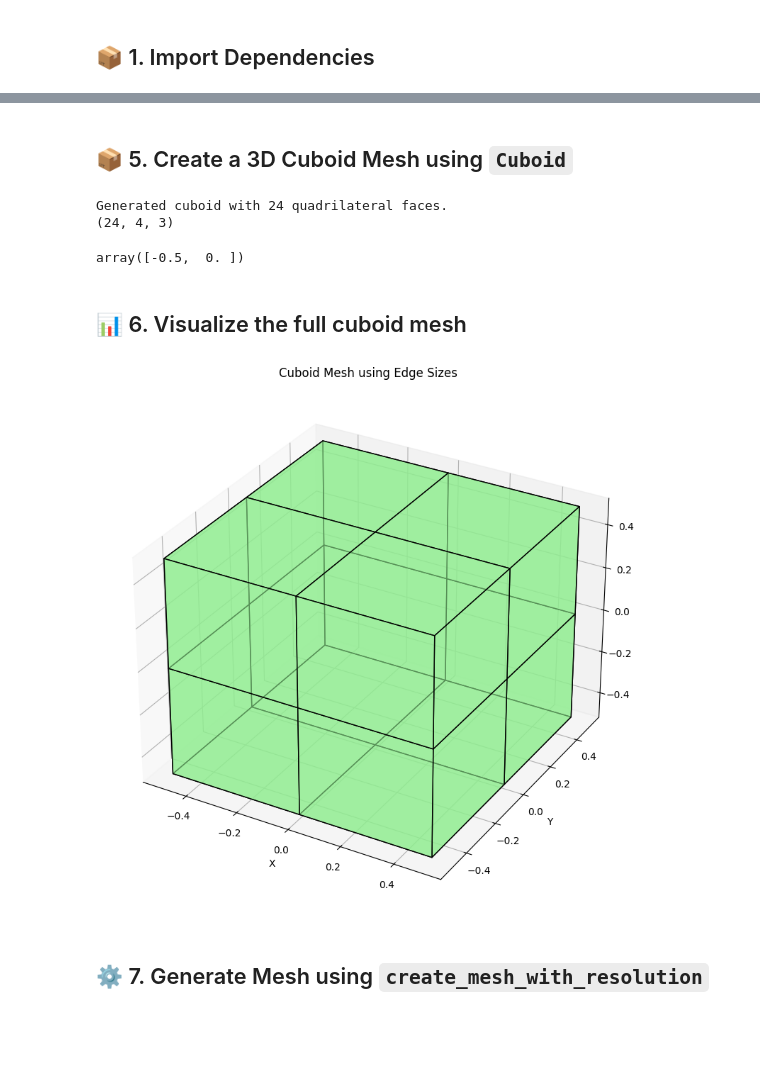
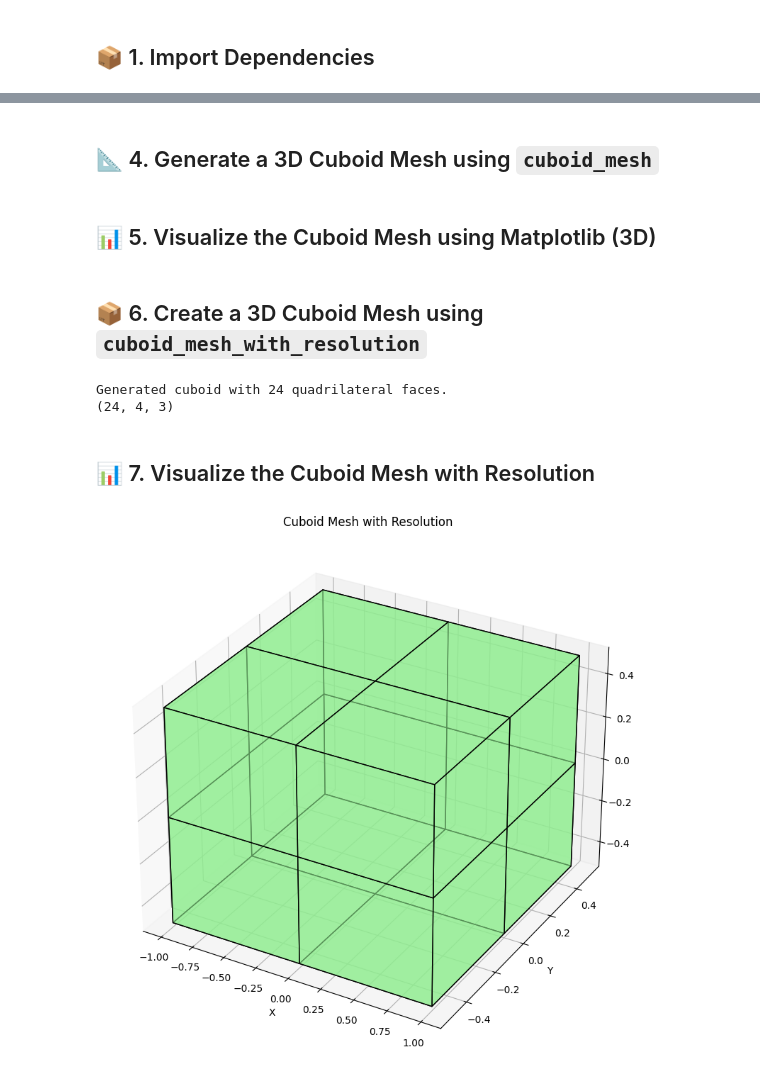
Before and after one commit to ckesanapalli/Surface_Mesher, a Jupyter notebook: examples/cuboid.ipynb, the cells around one changed output, grey strips where cells are left out. Drawn from its saved outputs; the diff is of its cells as text; code cells hidden in the pictures; blank space fills up the shorter version.

Commit message:
simplified cuboid module

```diff
--- a/examples/cuboid.ipynb
+++ b/examples/cuboid.ipynb
@@ -109,0 +52,2 @@ Generated mesh shape: (22, 4, 3)
+# %% [markdown]
+## 📐 4. Generate a 3D Cuboid Mesh using `cuboid_mesh`
@@ -109,0 +65,2 @@ Generated mesh shape: (22, 4, 3)
+# %% [markdown]
+## 📊 5. Visualize the Cuboid Mesh using Matplotlib (3D)
@@ -110,42 +81,31 @@ Generated mesh shape: (22, 4, 3)
 # %% [markdown]
-
-## 📦 5. Create a 3D Cuboid Mesh using `Cuboid`
+## 📦 6. Create a 3D Cuboid Mesh using `cuboid_mesh_with_resolution`
 # %%
-# Instantiate a Cuboid (length=2, width=1, height=1)
-cuboid = Cuboid(length=1, width=1, height=1, origin=np.array([0, 0, 0]))
+# Generate a cuboid mesh with resolution
+length, width, height = 2.0, 1.0, 1.0
+resolution = (2, 2, 2)
 
-# Generate the mesh with a edge size of 0.5 units along all axes
-mesh = cuboid.create_mesh_from_edge_sizes(0.5)
+mesh = cuboid_mesh_with_resolution(length, width, height, resolution=resolution)
 
 print(f"Generated cuboid with {mesh.shape[0]} quadrilateral faces.")
 print(mesh.shape)
 # %% [output]
 Generated cuboid with 24 quadrilateral faces.
 (24, 4, 3)
-# %%
-from surface_mesher.cuboid import generate_axis_coords
-
-
-generate_axis_coords(-0.5, 0.5, 0.5)
-# %% [output]
-array([-0.5,  0. ])
 # %% [markdown]
-
-## 📊 6. Visualize the full cuboid mesh
+## 📊 7. Visualize the Cuboid Mesh with Resolution
 # %%
 fig = plt.figure(figsize=(8, 8))
 ax = fig.add_subplot(111, projection="3d")
 
 poly = Poly3DCollection(mesh, facecolors="lightgreen", edgecolors="k", alpha=0.6)
 ax.add_collection3d(poly)
 
 ax.set_xlabel("X")
 ax.set_ylabel("Y")
 ax.set_zlabel("Z")
-ax.set_title("Cuboid Mesh using Edge Sizes")
+ax.set_title("Cuboid Mesh with Resolution")
 plt.tight_layout()
 plt.show()
 # %% [output]
-[figure, old version]
+[figure, new version]
-# %% [markdown]
-## ⚙️ 7. Generate Mesh using `create_mesh_with_resolution`
```
Also changed, not shown: parts of 12 cells of this notebook, 6 other files.
